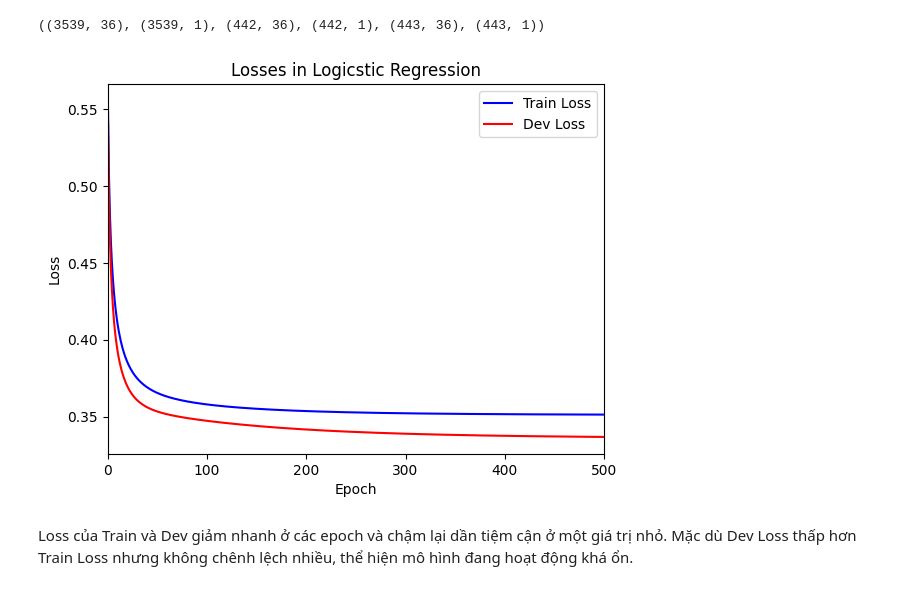
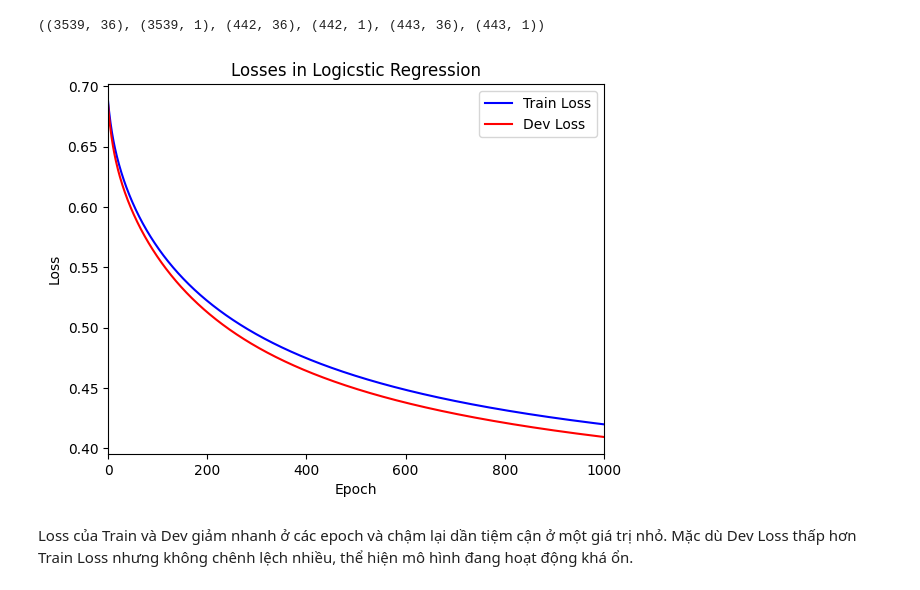
Before and after one commit to UIT23521830/DS102, a Jupyter notebook: Lab02.ipynb, the cells around one changed output. Drawn from its saved outputs; the diff is of its cells as text; code cells hidden in the pictures.

```diff
--- a/Lab02.ipynb
+++ b/Lab02.ipynb
@@ -75,5 +90,5 @@ x.head()
 # %%
-y = normalized_data.iloc[:, -1]
+y = data.iloc[:, -1]
 y.value_counts()
 # %% [output]
 Target
@@ -81,7 +96,7 @@ Target
 1    2209
 Name: count, dtype: int64
 # %%
-x = (x - x.mean()) / x.std()
+#x = (x - x.mean()) / x.std()
 x = x.to_numpy()
 x.shape
 # %% [output]
@@ -107,10 +122,11 @@ class LogisticRegression:
         return 1 / (1 + np.exp(-z))
 
     def loss_fn(self, y, y_hat):
-        return - (y * np.log(y_hat) + (1 - y) * np.log(1 - y_hat)).mean()
+        return - (y * np.log(y_hat+1e-6) + (1 - y) * np.log(1 - y_hat+1e-6)).mean()
 
     def accuracy(self, y, y_hat):
-        return np.mean(1 - np.abs(y - y_hat))
+        y_predict = np.where(y_hat > 0.5,1,0)
+        return np.mean(y == y_predict)
 
     def fit(self, x, y, x_dev, y_dev):
         n = x.shape[0]
@@ -144,7 +160,7 @@ class LogisticRegression:
         y_hat = self.sigmoid(z)
         return y_hat
 # %%
-logistic_reg = LogisticRegression(epoch=500, learning_rate=0.5)
+logistic_reg = LogisticRegression(1000, 0.001)
 # %%
 #Chia tập dữ liệu thành train, dev và test 0.8 train, 0.1 dev, 0.1 test
 N = data.shape[0]
@@ -169,19 +185,19 @@ def evaluate_model(model, x, y, epoch):
 # %%
 logistic_reg.fit(x_train,y_train,x_dev,y_dev)
 #Đánh giá mô hình trên tập dev, test dựa trên loss
 
 #Vẽ đồ thị loss
 
 plt.plot(logistic_reg.losses, color="b", label = "Train Loss")
 plt.plot(logistic_reg.losses_dev, color="r", label="Dev Loss")
 plt.legend()
 plt.title('Losses in Logicstic Regression')
 plt.xlabel('Epoch')
 plt.ylabel('Loss')
-plt.xlim([0,500])
+plt.xlim([0,1000])
 plt.show()
 # %% [output]
-[figure, old version]
+[figure, new version]
 # %% [markdown]
 Loss của Train và Dev giảm nhanh ở các epoch và chậm lại dần tiệm cận ở một giá trị nhỏ. Mặc dù Dev Loss thấp hơn Train Loss nhưng không chênh lệch nhiều, thể hiện mô hình đang hoạt động khá ổn.
 # %%
```
Also changed, not shown: parts of 13 cells of this notebook.
